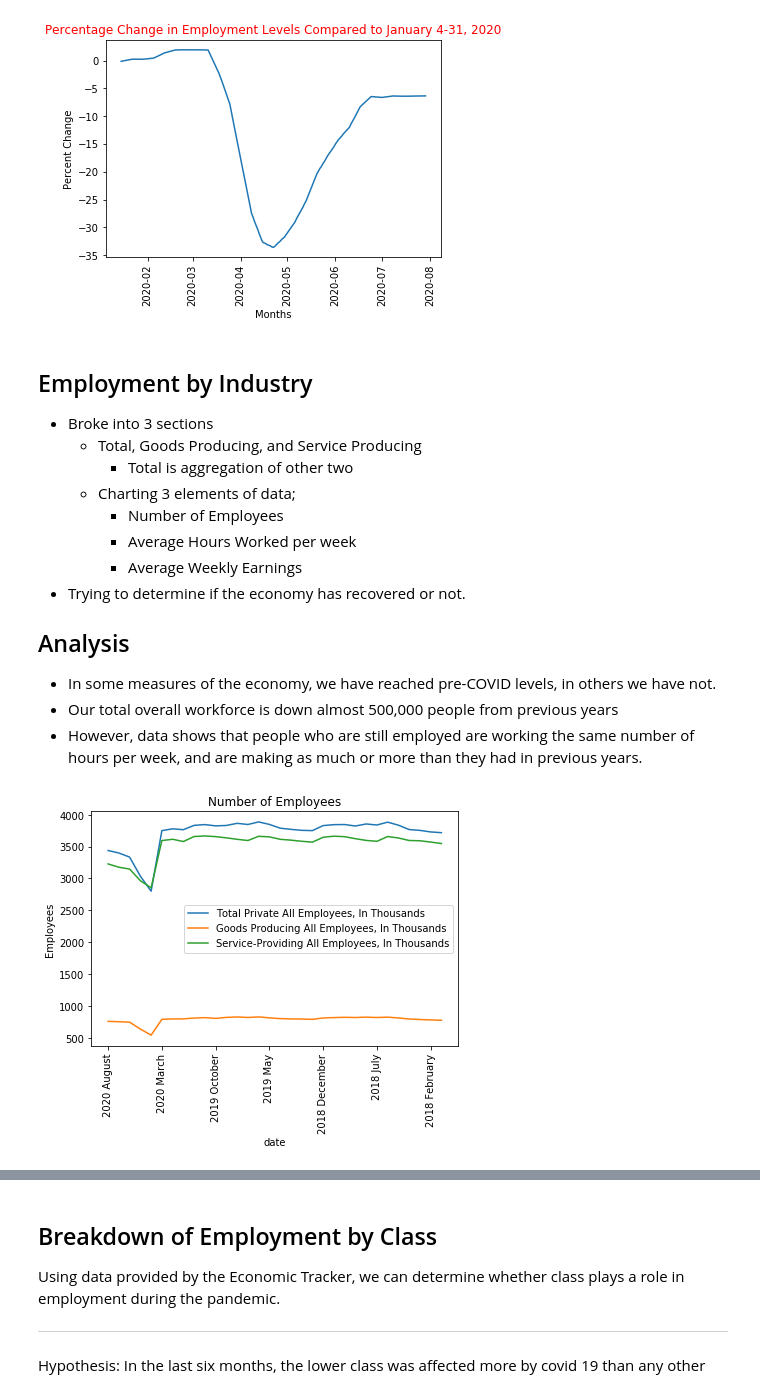
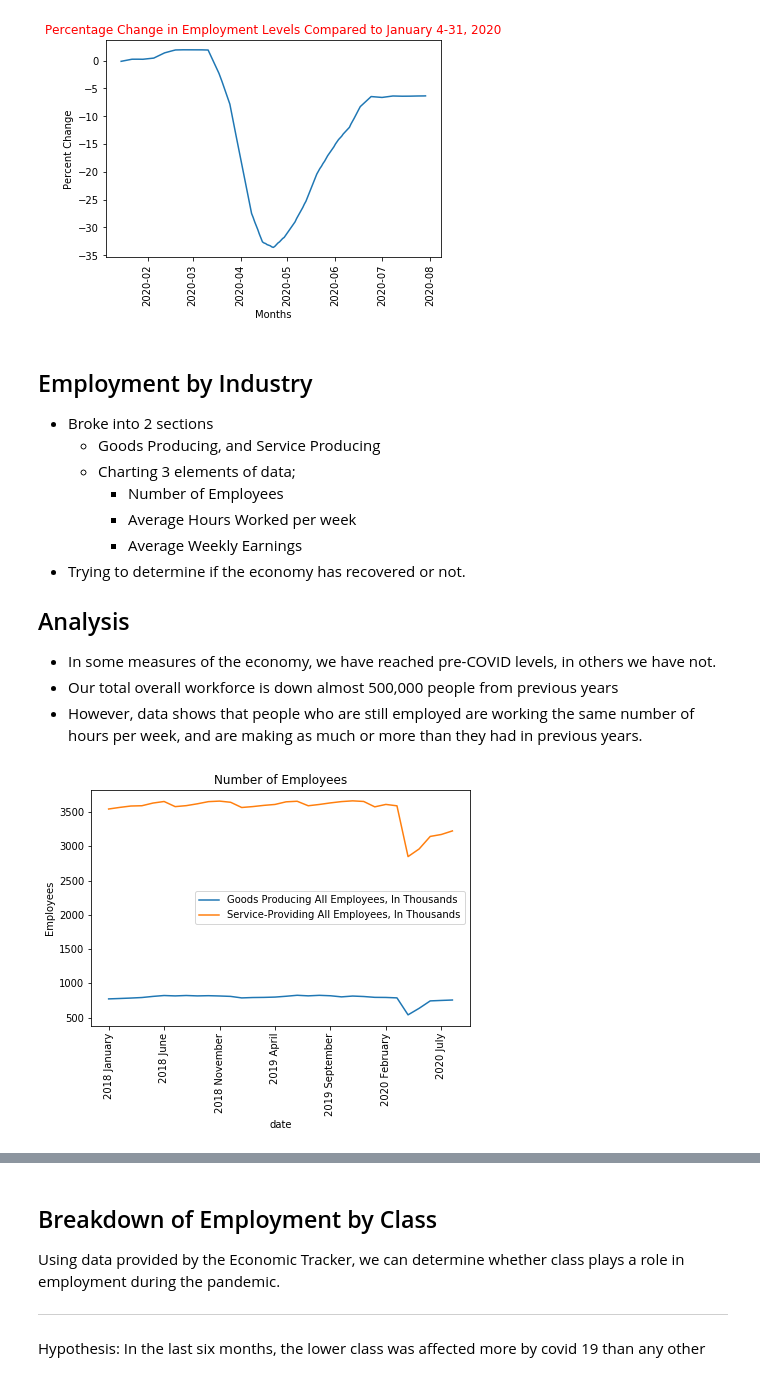
Before and after one commit to KevinKillman/Michigans_Economy_and_Covid, a Jupyter notebook: Kevin/project_1_code.ipynb, the cells around one changed output, grey strips where cells are left out. Drawn from its saved outputs; the diff is of its cells as text; code cells hidden in the pictures.

```diff
--- a/Kevin/project_1_code.ipynb
+++ b/Kevin/project_1_code.ipynb
@@ -161,6 +162,9 @@ for df_name, value_df in dframes.items():
     full_bls_df[df_name] = value_df['value']
 full_bls_df = full_bls_df.drop(columns=['value', 'latest', 'footnotes'])
 full_bls_df.iloc[:, np.arange(3,len(full_bls_df.columns))]=full_bls_df.iloc[:, np.arange(3,len(full_bls_df.columns))].astype(float)
+
+
+full_bls_df = full_bls_df.iloc[::-1]  #Reverses dataframe order to set up charts correctly
 # %% [markdown]
 ## Plotting Positive Covid Tests
 Almost to 140,000 positive cases in Michigan.
@@ -208,9 +212,8 @@ plt.show()
 [figure]
 # %% [markdown]
 ## Employment by Industry
-- Broke into 3 sections
-    - Total, Goods Producing, and Service Producing
-        - Total is aggregation of other two
+- Broke into 2 sections
+    - Goods Producing, and Service Producing
     - Charting 3 elements of data;
         - Number of Employees
         - Average Hours Worked per week
@@ -223,12 +226,12 @@ plt.show()
  - However, data shows that people who are still employed are working the same number of hours per week, and are making as much or more than they had in previous years.
 # %%
 full_bls_df['date'] = full_bls_df['year']+' ' +full_bls_df['periodName']
-full_bls_df.plot('date',['Total Private All Employees, In Thousands','Goods Producing All Employees, In Thousands', 'Service-Providing All Employees, In Thousands' ],  kind = 'line')
+full_bls_df.plot('date',['Goods Producing All Employees, In Thousands', 'Service-Providing All Employees, In Thousands' ],  kind = 'line')
 plt.tight_layout()
 plt.title('Number of Employees')
 plt.xticks(rotation = 90)
 plt.ylabel('Employees')
 plt.show()
 # %% [output]
-[figure, old version]
+[figure, new version]
 # %%
```
Also changed, not shown: parts of 8 cells of this notebook, 2 other files.
